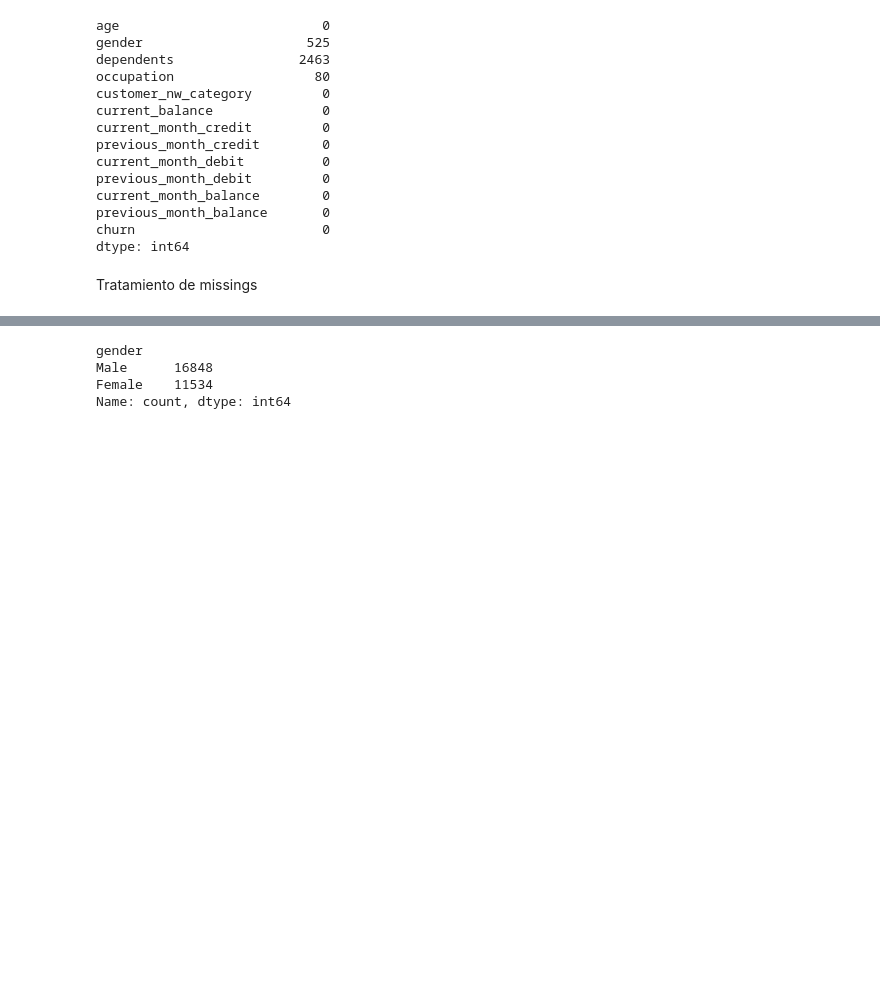
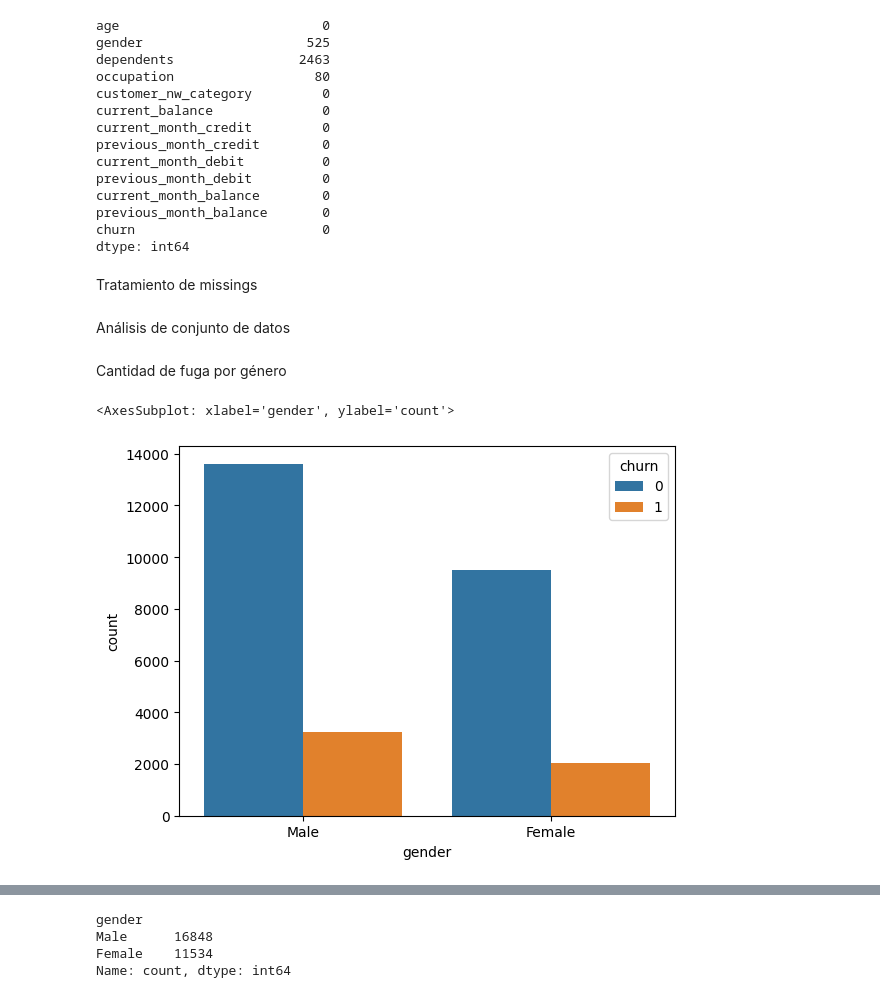
Before and after one commit to LuisBDev/Modelo-de-Prediccion-Fuga-de-Clientes-Banca-NJIT, a Jupyter notebook: Project_BankChurn_Classifier.ipynb, the cells around one changed output, grey strips where cells are left out. Cells and saved outputs as stored; diff of their text form; code cells hidden in the pictures; blank space fills up the shorter version.

Commit message:
visualizations

```diff
--- a/Project_BankChurn_Classifier.ipynb
+++ b/Project_BankChurn_Classifier.ipynb
@@ -60,7 +60,9 @@ Tratamiento de missings
 # %%
 df_clean["gender"].fillna(method='bfill', inplace=True)
 # %%
-df_dependents_mean = df_clean["dependents"].mean()
+df_dependents_mean = int(df_clean["dependents"].mean())
 df_clean["dependents"].fillna(df_dependents_mean, inplace=True)
 # %%
 df_clean["occupation"].fillna(method='bfill', inplace=True)
+# %% [markdown]
+Análisis de conjunto de datos
@@ -66,0 +84,7 @@ df_clean["occupation"].fillna(method='bfill', inplace=True)
+# %% [markdown]
+Cantidad de fuga por género
+# %%
+sns.countplot(data=df_clean, x='gender', hue='churn')
+# %% [output]
+<AxesSubplot: xlabel='gender', ylabel='count'>
+[figure, added]
```
Also changed, not shown: parts of 20 cells of this notebook, 1 other file.
